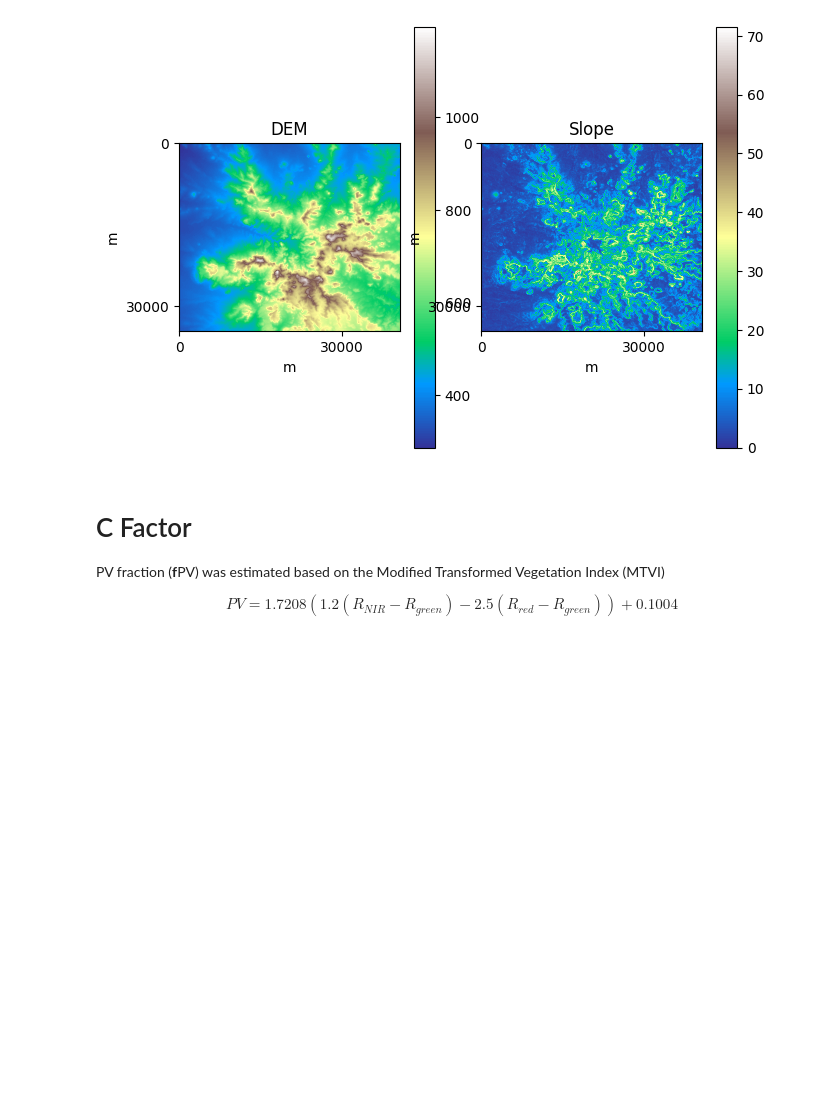
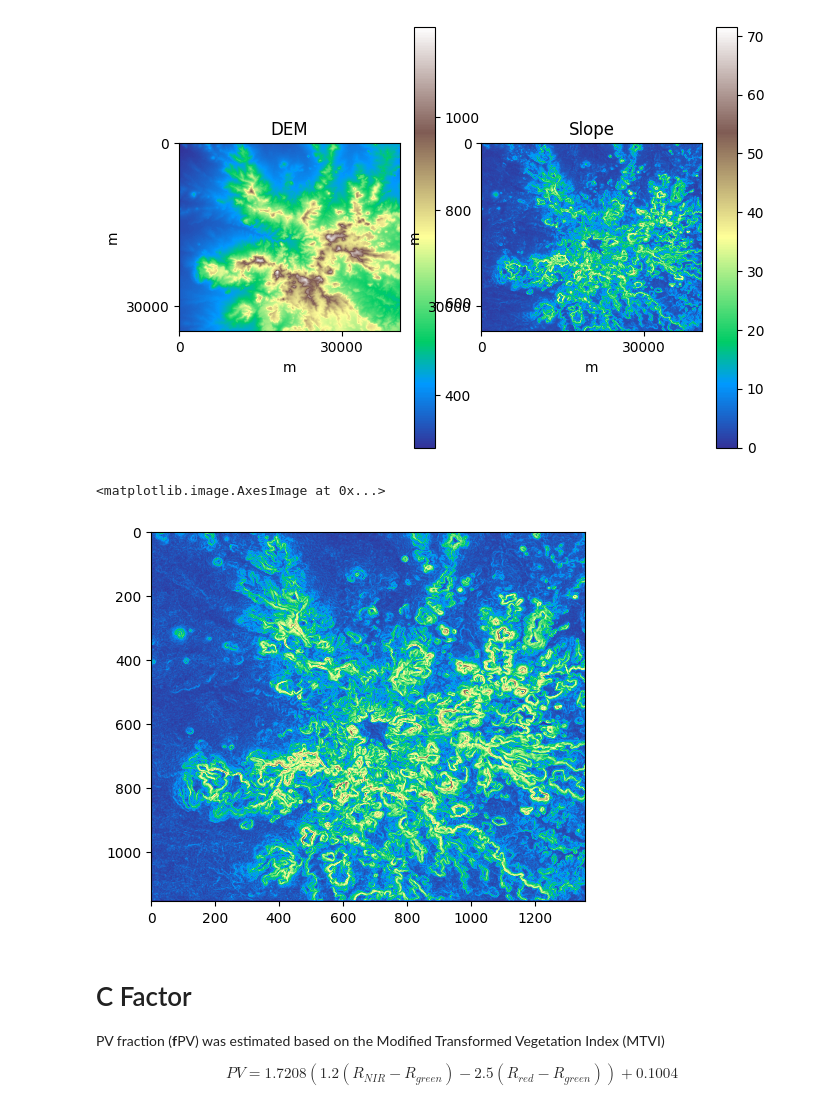
Before and after one commit to nfonseka/eSoil, a Jupyter notebook: soilErosion.ipynb, the cells around one changed output. Saved outputs shown, nothing was run; the diff lists cells and outputs as text; code cells hidden in the pictures; blank space fills up the shorter version.

```diff
--- a/soilErosion.ipynb
+++ b/soilErosion.ipynb
@@ -223,3 +258,51 @@ plt.savefig('images/dem_slope.png')
+# %%
+# Load DEM data (e.g., SRTM) and clip to the area of interest.
+dem = ee.Image("USGS/SRTMGL1_003").clip(aoi)
+
+# Calculate slope in degrees as an ee.Image.
+slope = ee.Terrain.slope(dem)
+
+# Define the function to calculate the slope length (L) factor.
+def calculate_L(slope_image, slope_length_m):
+    # Convert slope length to an ee.Image for consistency.
+    slope_length = ee.Image.constant(slope_length_m)
+
+    # Convert slope in degrees to radians.
+    slope_radians = slope_image.multiply(math.pi / 180)
+
+    # Calculate m based on the slope steepness thresholds.
+    m = slope_radians.expression(
+        'b(0) < 1 ? 0.2 : b(0) < 3 ? 0.3 : b(0) < 4.5 ? 0.4 : 0.5'
+    )
+
+    # Calculate the L factor using Earth Engine methods.
+    L = slope_length.divide(22.13).pow(m)
+    return L
+
+# Define the function to calculate the slope steepness (S) factor.
+def calculate_S(slope_image):
+    # Convert slope in degrees to radians.
+    slope_radians = slope_image.multiply(math.pi / 180)
+
+    # Calculate S factor based on slope angle thresholds.
+    S = slope_radians.expression(
+        'b(0) < 9 ? (10.8 * sin(b(0)) + 0.03) : (16.8 * sin(b(0)) - 0.50)',
+        {'b': slope_radians}
+    )
+    return S
+
+# Calculate L and S factors as ee.Images.
+L_factor = calculate_L(slope, slope_length_m=22.13)
+S_factor = calculate_S(slope)
+
+# Calculate the LS factor by multiplying L and S.
+LS_factor = L_factor.multiply(S_factor)
+# %%
+LS_array = geemap.ee_to_numpy(LS_factor, region=aoi, scale=30)
+plt.imshow(LS_array, cmap='terrain')
+# %% [output]
+<matplotlib.image.AxesImage at 0x...>
+[figure, added]
 # %% [markdown]
 # C Factor
 PV fraction (**f**PV) was estimated based on the Modified Transformed Vegetation Index (MTVI)
```
Also changed, not shown: parts of 13 cells of this notebook, 10 other files.
